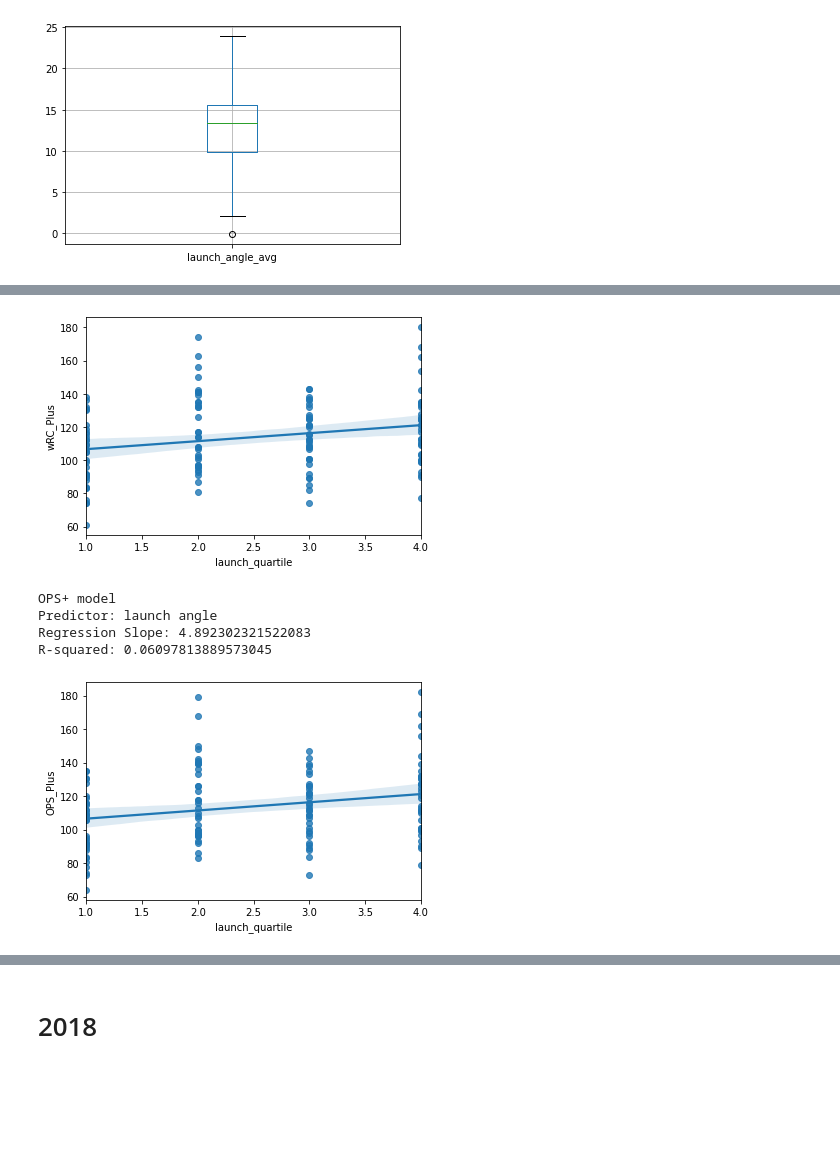
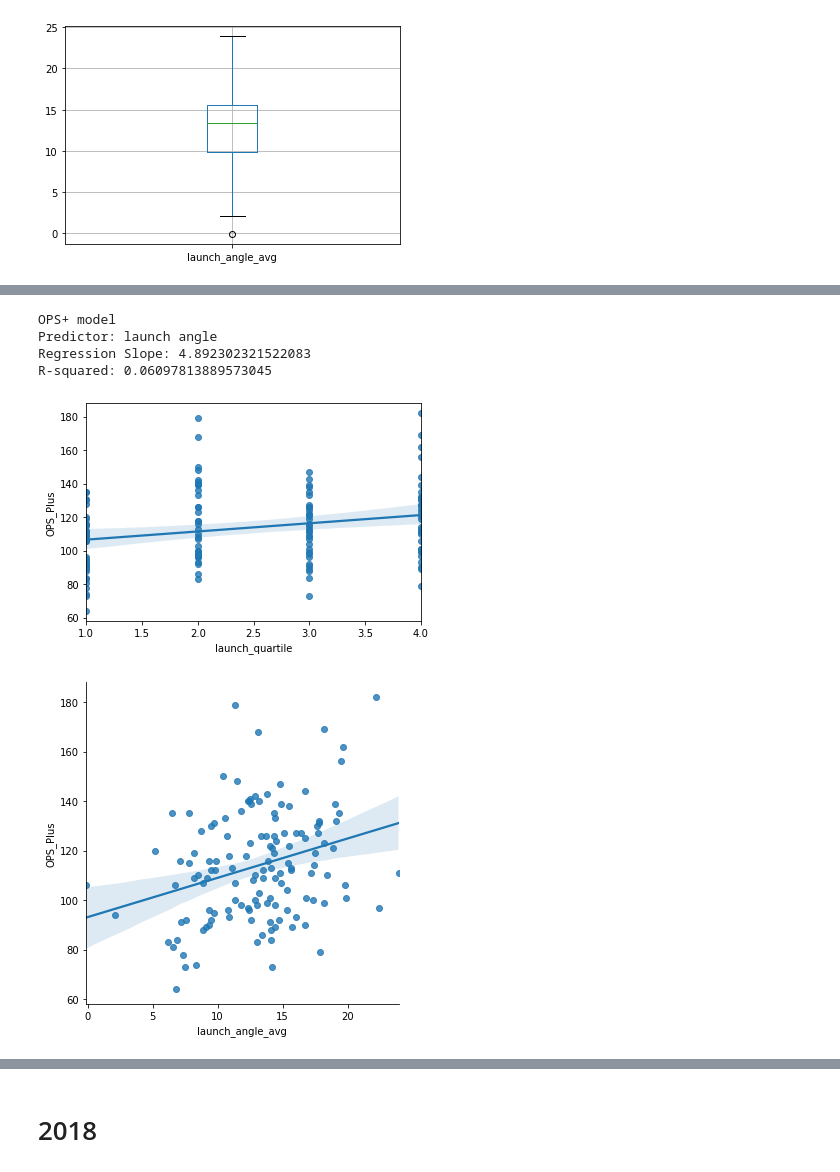
Before and after one commit to GeoffreyBrann/info2950, a Jupyter notebook: phase_4_launch_ange.ipynb, the cells around one changed output, grey strips where cells are left out. Drawn from its saved outputs; the diff is of its cells as text; code cells hidden in the pictures; blank space fills up the shorter version.

```diff
--- a/phase_4_launch_ange.ipynb
+++ b/phase_4_launch_ange.ipynb
@@ -58,19 +65,18 @@ R-squared: 0.059275818153434856
-# %%
-sns.regplot(x="launch_quartile", y="wRC_Plus", data=data_2019);
-# %% [output]
-[figure, removed]
 # %%
 OPS_model_2019 = LinearRegression().fit(data_2019[['launch_quartile']], data_2019[['OPS_Plus']])
 print('OPS+ model\nPredictor: launch angle\nRegression Slope: {}\nR-squared: {}\n'.format(OPS_model_2019.coef_[0][0], OPS_model_2019.score(data_2019[['launch_quartile']], data_2019[['OPS_Plus']])))
+
+sns.regplot(x="launch_quartile", y="OPS_Plus", data=data_2019)
+plt.show()
+sns.lmplot(x="launch_angle_avg", y="OPS_Plus", data=data_2019)
+plt.show()
 # %% [output]
 OPS+ model
 Predictor: launch angle
 Regression Slope: 4.892302321522083
 R-squared: 0.06097813889573045
+[figure, added]
+[figure, added]
-# %%
-sns.regplot(x="launch_quartile", y="OPS_Plus", data=data_2019);
-# %% [output]
-[figure, removed]
 # %%
 xWOBA_model_2019 = LinearRegression().fit(data_2019[['launch_quartile']], data_2019[['xwoba']])
 print('xWOBA model\nPredictor: launch angle\nRegression Slope: {}\nR-squared: {}\n'.format(xWOBA_model_2019.coef_[0][0], xWOBA_model_2019.score(data_2019[['launch_quartile']], data_2019[['xwoba']])))
```
Also changed, not shown: parts of 62 cells of this notebook.
